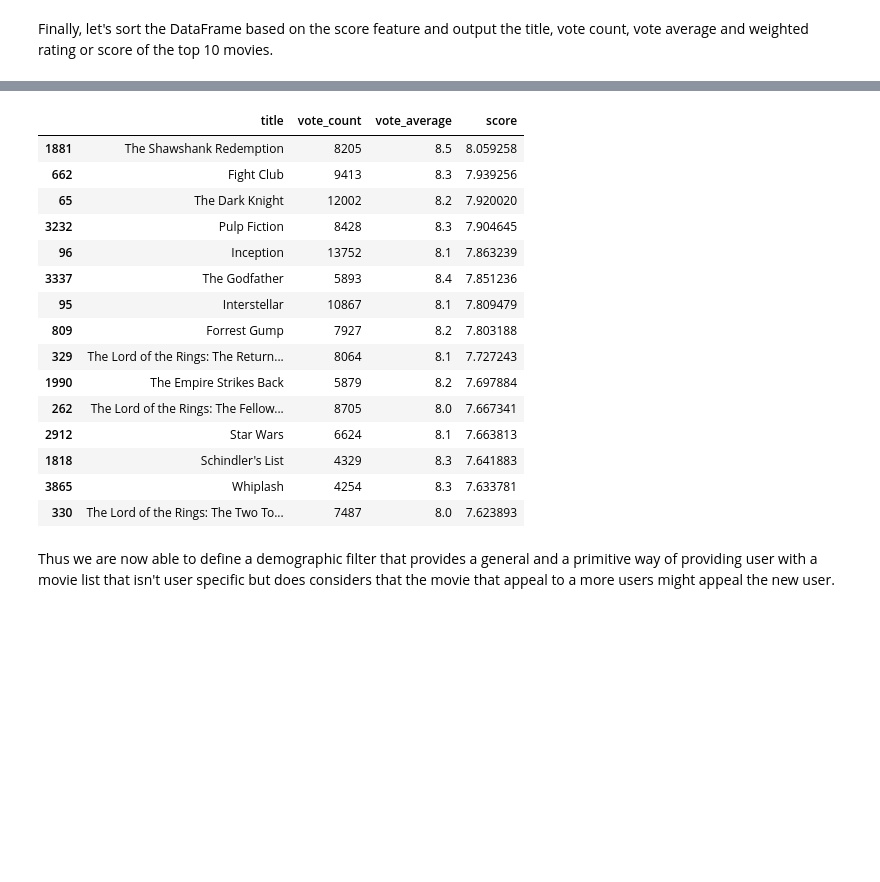
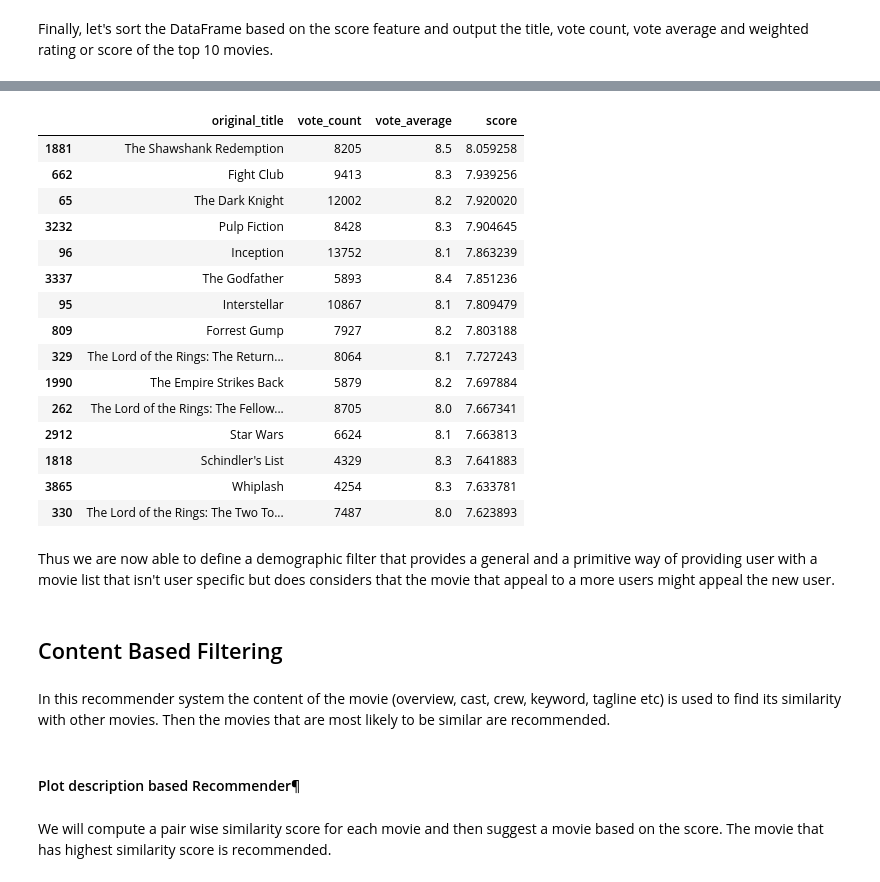
Before and after one commit to kulkarniparth/Recommendation-System, a Jupyter notebook: Recommendation Systems.ipynb, the cells around one changed output, grey strips where cells are left out. Cells and saved outputs as stored; diff of their text form; code cells hidden in the pictures; blank space fills up the shorter version.

```diff
--- a/Recommendation Systems.ipynb
+++ b/Recommendation Systems.ipynb
@@ -64,3 +64,5 @@ df2.head()
 | 2 | 245000000 | [{"id": 28, "name": "Action"}, {"... | http://www.sonypictures.com/movie... | 206647 | [{"id": 470, "name": "spy"}, {"id... | en | Spectre | A cryptic message from Bond’s pas... | ... |
 | 3 | 250000000 | [{"id": 28, "name": "Action"}, {"... | http://www.thedarkknightrises.com/ | 49026 | [{"id": 849, "name": "dc comics"}... | en | The Dark Knight Rises | Following the death of District A... | ... |
 | 4 | 260000000 | [{"id": 28, "name": "Action"}, {"... | http://movies.disney.com/john-carter | 49529 | [{"id": 818, "name": "based on no... | en | John Carter | John Carter is a war-weary, forme... | ... |
+# %%
+df1.rename(columns={'movie_id':'id'},inplace=True)
@@ -146,7 +177,7 @@ q_movies=q_movies.sort_values('score',ascending=False)
 # %%
-q_movies[['title','vote_count','vote_average','score']].head(15)
+q_movies[['original_title','vote_count','vote_average','score']].head(15)
 # %% [output]
-|  | title | vote_count | vote_average | score |
+|  | original_title | vote_count | vote_average | score |
 | 1881 | The Shawshank Redemption | 8205 | 8.5 | 8.059258 |
 | 662 | Fight Club | 9413 | 8.3 | 7.939256 |
 | 65 | The Dark Knight | 12002 | 8.2 | 7.920020 |
@@ -164,3 +195,11 @@ q_movies[['title','vote_count','vote_average','score']].head(15)
 | 330 | The Lord of the Rings: The Two To... | 7487 | 8.0 | 7.623893 |
 # %% [markdown]
 Thus we are now able to define a demographic filter that provides a general and a primitive way of providing user with a movie list that isn't user specific but does considers that the movie that appeal to a more users might appeal the new user.
+# %% [markdown]
+## Content Based Filtering
+# %% [markdown]
+In this recommender system the content of the movie (overview, cast, crew, keyword, tagline etc) is used to find its similarity with other movies. Then the movies that are most likely to be similar are recommended.
+# %% [markdown]
+#### Plot description based Recommender¶
+# %% [markdown]
+We will compute a pair wise similarity score for each movie and then suggest a movie based on the score. The movie that has highest similarity score is recommended.
```
Also changed, not shown: parts of 21 cells of this notebook.
